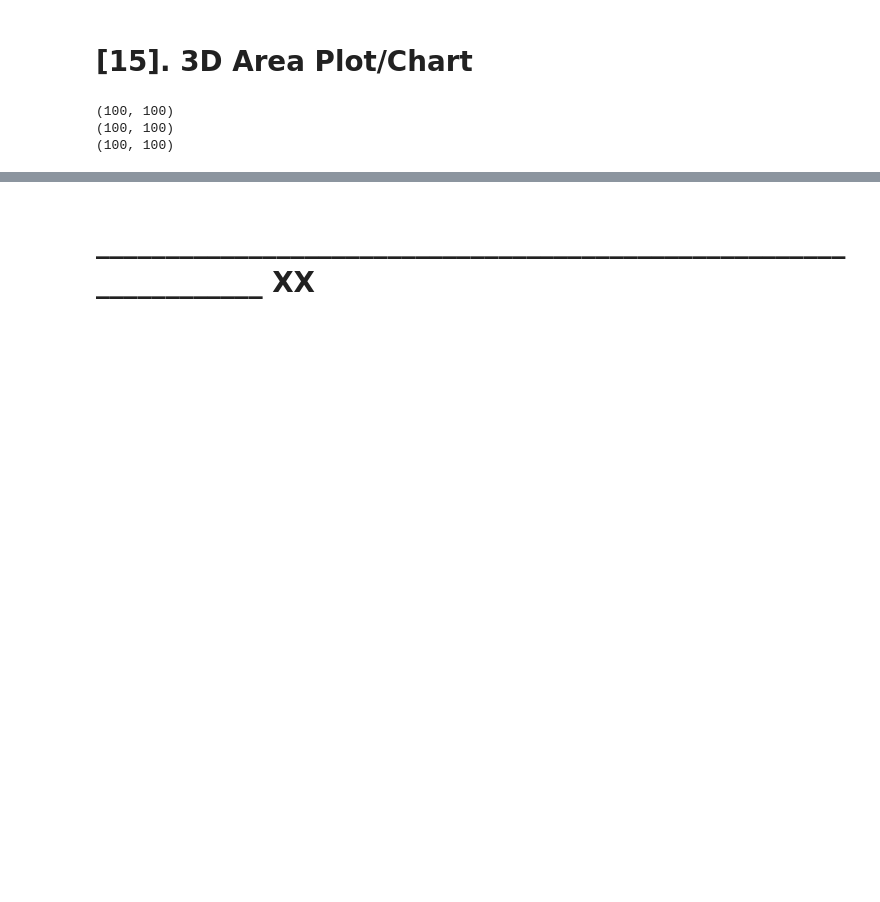
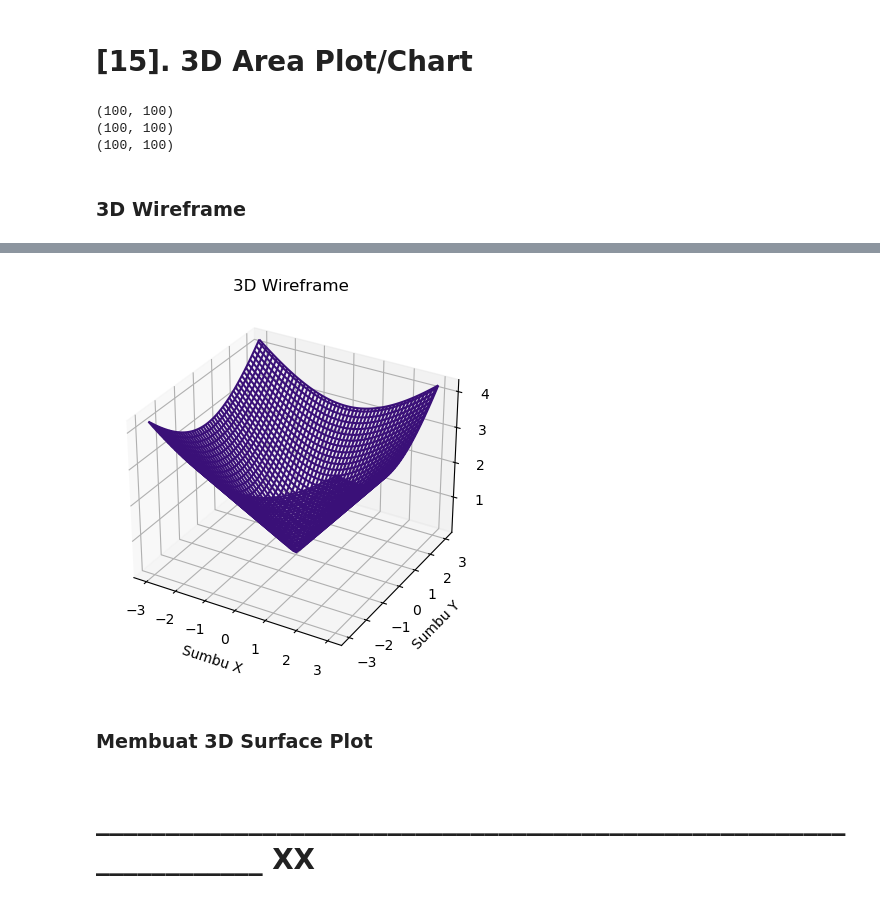
Before and after one commit to Edy-Mochamad/Learn-visualization-data, a Jupyter notebook: pengenalan-Matplotlib.ipynb, the cells around one changed output, grey strips where cells are left out. Cells and saved outputs as stored; diff of their text form; code cells hidden in the pictures; blank space fills up the shorter version.

Commit message:
change color

```diff
--- a/pengenalan-Matplotlib.ipynb
+++ b/pengenalan-Matplotlib.ipynb
@@ -1237,11 +1236,13 @@ print(z.shape)
 (100, 100)
 (100, 100)
 (100, 100)
+# %% [markdown]
+### **3D Wireframe**
 # %%
 fig = plt.figure()
 ax = plt.axes(projection = '3d')
 
-ax.plot_wireframe(x, y, z, color = 'g')
+ax.plot_wireframe(x, y, z, color = '#3A1078')
 
 ax.set(
     title = '3D Wireframe',
@@ -1257,2 +1256,5 @@ plt.show()
+[figure, added]
+# %% [markdown]
+### **Membuat 3D Surface Plot**
 # %% [markdown]
 # **__________________________________________________________________ XX**
```
Also changed, not shown: parts of 2 cells of this notebook.
